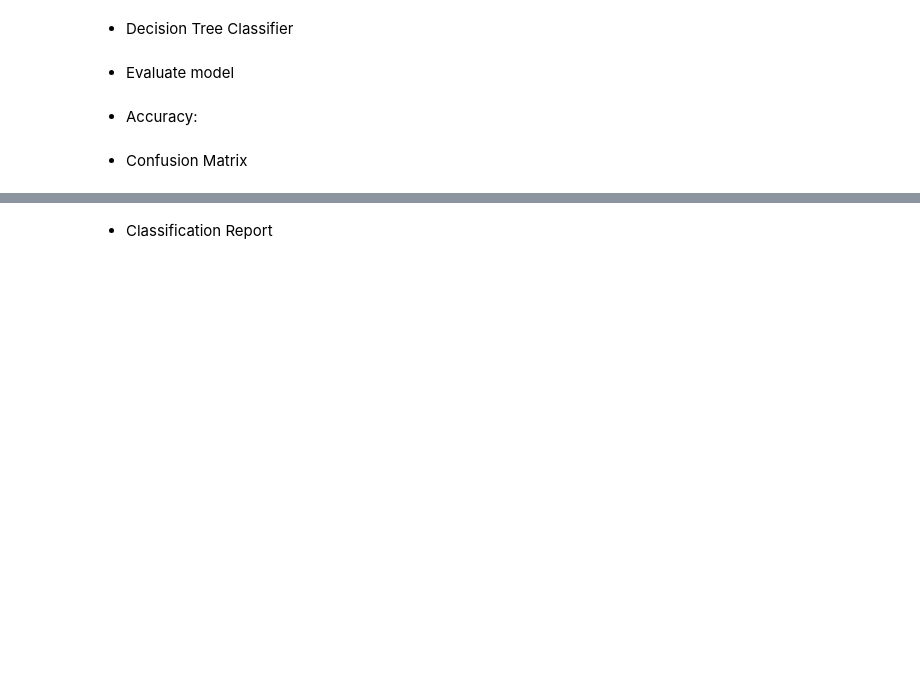
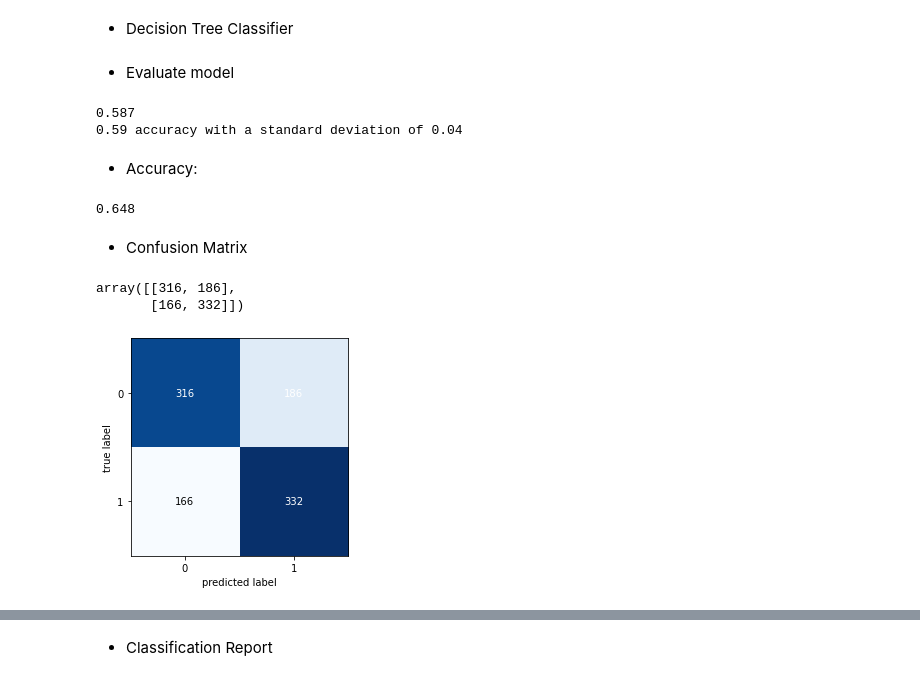
Before and after one commit to alenvlahovljak/nlp-exercises, a Jupyter notebook: Term.ipynb, the cells around one changed output, grey strips where cells are left out. Saved outputs shown, nothing was run; the diff lists cells and outputs as text; code cells hidden in the pictures; blank space fills up the shorter version.

```diff
--- a/Term.ipynb
+++ b/Term.ipynb
@@ -134,7 +136,7 @@ Y = encoder.transform(y)
 # %% [markdown]
 - Data split into training and testing
 # %%
-X_train, X_test, y_train, y_test = train_test_split(df['text'], Y, test_size = 0.30, random_state = 0)
+X_train, X_test, y_train, y_test = train_test_split(df['text'], y, test_size = 0.20, random_state = 0)
 # %% [markdown]
 - K-fold cross validation, k = 5
 # %%
@@ -149,26 +152,40 @@ def evaluation(model, X_test,  y_test):
 # %% [markdown]
 - TF-IDF Vectorizer (max_features = 2000 most frequent words)
 # %%
-tfidf = TfidfVectorizer(max_features = 2000)
+tfidf = TfidfVectorizer(max_features = 500)
 
 X_train_tf = tfidf.fit_transform(X_train).toarray()
 X_test_tf = tfidf.transform(X_test).toarray()
 # %% [markdown]
 - Decision Tree Classifier
 # %%
-dtc = DecisionTreeClassifier(random_state = 0)
+dtc = DecisionTreeClassifier(criterion = 'entropy', random_state = 0)
 dtc.fit(X_train_tf, y_train)
 
 y_pred_dtc = dtc.predict(X_test_tf)
 # %% [markdown]
 - Evaluate model
 # %%
-evaluation(dtc, X_test, Y_test)
+evaluation(dtc, X_test_tf, y_test)
+# %% [output]
+0.587
+0.59 accuracy with a standard deviation of 0.04
 # %% [markdown]
 - Accuracy:
 # %%
 accuracy_score(y_test, y_pred_dtc)
+# %% [output]
+0.648
 # %% [markdown]
 - Confusion Matrix
 # %%
-confusion_matrix(y_test, y_pred_dtc)
+cm = confusion_matrix(y_test, y_pred_dtc)
+cm
+# %% [output]
+array([[316, 186],
+       [166, 332]])
+# %%
+plot_confusion_matrix(conf_mat = cm)
+plt.show()
+# %% [output]
+[figure, added]
```
Also changed, not shown: parts of 6 cells of this notebook.
